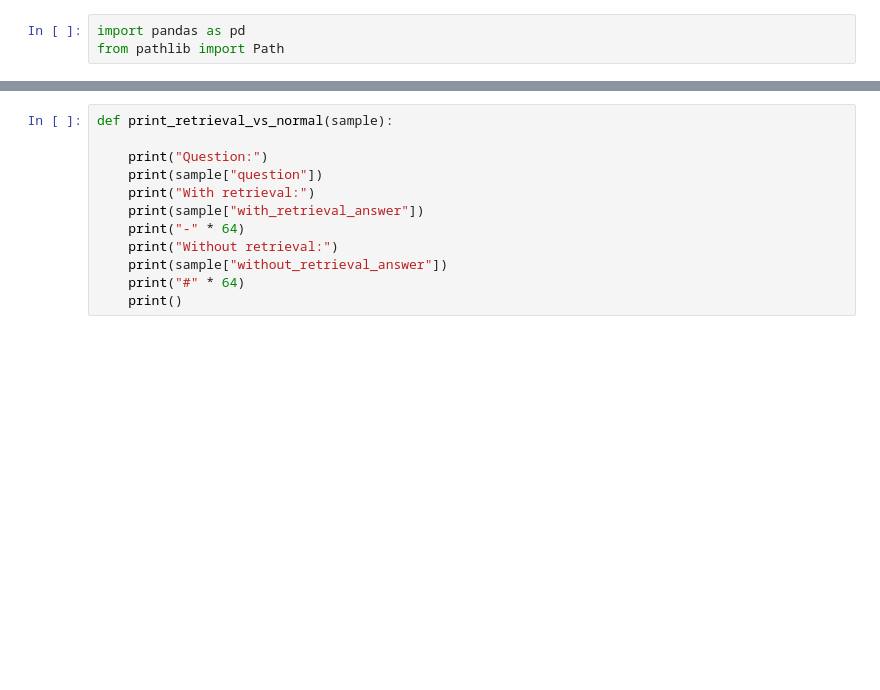
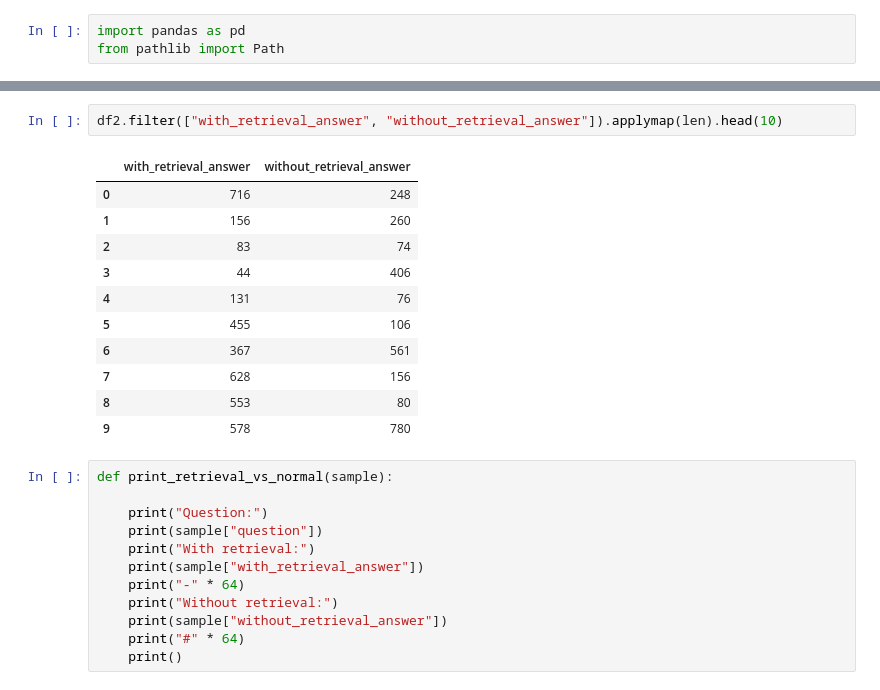
Before and after one commit to rocabrera/retrieval-knowledge-gpt, a Jupyter notebook: notebooks/gpt3.5_turbo_full_abstracts_chroma_results.ipynb, the cells around one changed output, grey strips where cells are left out. Cells and saved outputs as stored; diff of their text form; blank space fills up the shorter version.

```diff
--- a/notebooks/gpt3.5_turbo_full_abstracts_chroma_results.ipynb
+++ b/notebooks/gpt3.5_turbo_full_abstracts_chroma_results.ipynb
@@ -18,3 +24,17 @@ eval(df["sources"][0])
+# %%
+df2.filter(["with_retrieval_answer", "without_retrieval_answer"]).applymap(len).head(10)
+# %% [output]
+|  | with_retrieval_answer | without_retrieval_answer |
+| 0 | 716 | 248 |
+| 1 | 156 | 260 |
+| 2 | 83 | 74 |
+| 3 | 44 | 406 |
+| 4 | 131 | 76 |
+| 5 | 455 | 106 |
+| 6 | 367 | 561 |
+| 7 | 628 | 156 |
+| 8 | 553 | 80 |
+| 9 | 578 | 780 |
 # %%
 def print_retrieval_vs_normal(sample):
 
```
Also changed, not shown: parts of 8 cells of this notebook, 7 other files.
